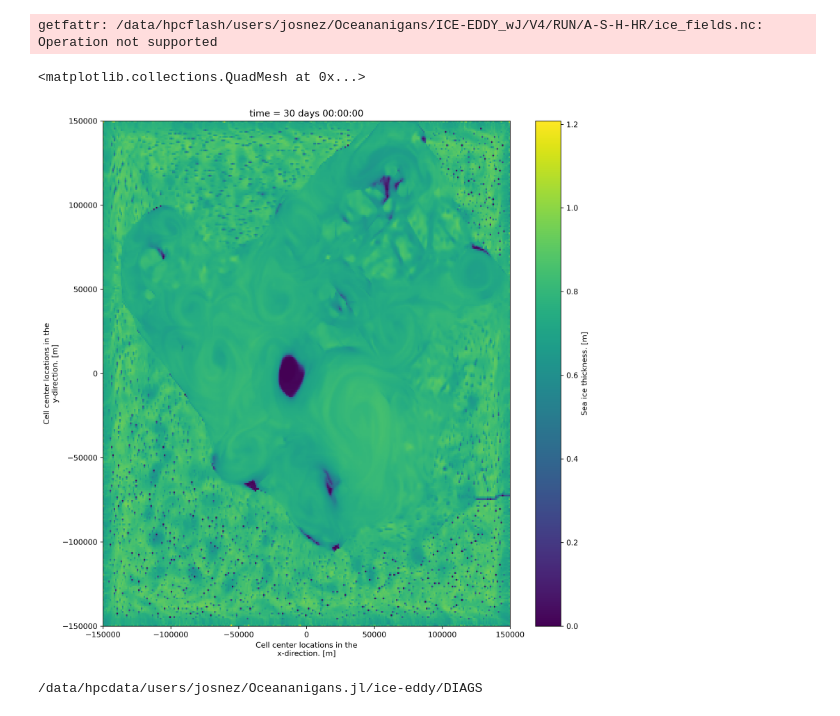
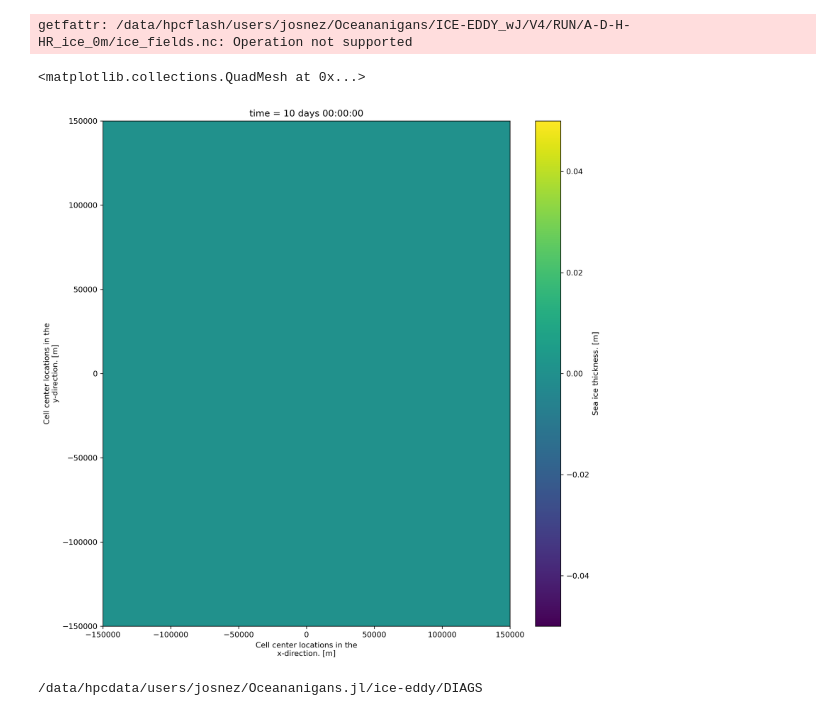
Before and after one commit to demarez/ice-eddy, a Jupyter notebook: DIAGS/ice_conds.ipynb, the cells around one changed output. Cells and saved outputs as stored; diff of their text form; code cells hidden in the pictures.

```diff
--- a/DIAGS/ice_conds.ipynb
+++ b/DIAGS/ice_conds.ipynb
@@ -27,7 +27,7 @@ kw = {
 
 path_root='/data/hpcflash/users/josnez/Oceananigans/ICE-EDDY_wJ/V4/'
 
-experiment="A-S-H-HR"
+experiment="A-D-H-HR_ice_1m"
 data_path = path_root+"/RUN/"+experiment
 # %%
 ice_fields = "ice_fields*.nc"
@@ -35,28 +35,28 @@ ice_fields_paths = '{0}/{1}'.format(data_path, ice_fields)
 
 data = xr.open_mfdataset(ice_fields_paths)
 # %% [output]
-getfattr: /data/hpcflash/users/josnez/Oceananigans/ICE-EDDY_wJ/V4/RUN/A-S-H-HR/ice_fields.nc: Operation not supported
+getfattr: /data/hpcflash/users/josnez/Oceananigans/ICE-EDDY_wJ/V4/RUN/A-D-H-HR_ice_0m/ice_fields.nc: Operation not supported
 # %%
 fig = plt.figure(figsize=(12, 12),dpi=300)
 
 time = data.time[-1]
 # for i, time in enumerate(data.time):
 # print(i,end="\r")
 gs = GridSpec(1, 1, figure=fig)
 ########################################################################
 ax = fig.add_subplot(gs[0, 0])
 
-data.h.isel(time=30).plot(ax=ax)
+data.h.isel(time=10).plot(ax=ax)
 
     # break
     # plt.subplots_adjust(hspace=0, wspace=-0.35)
     # plt.savefig('./figures/animation/ice_thickness_{0:03}.png'.format(i), dpi=300, bbox_inches='tight')
     # plt.clf()
 
 # data["ℵ"].sel(time=time).plot(ax=ax[1],vmin=0.99997383,vmax=1)
 # %% [output]
 <matplotlib.collections.QuadMesh at 0x...>
-[figure, old version]
+[figure, new version]
 # %%
 !pwd
 # %% [output]
```
Also changed, not shown: 6 other files.
